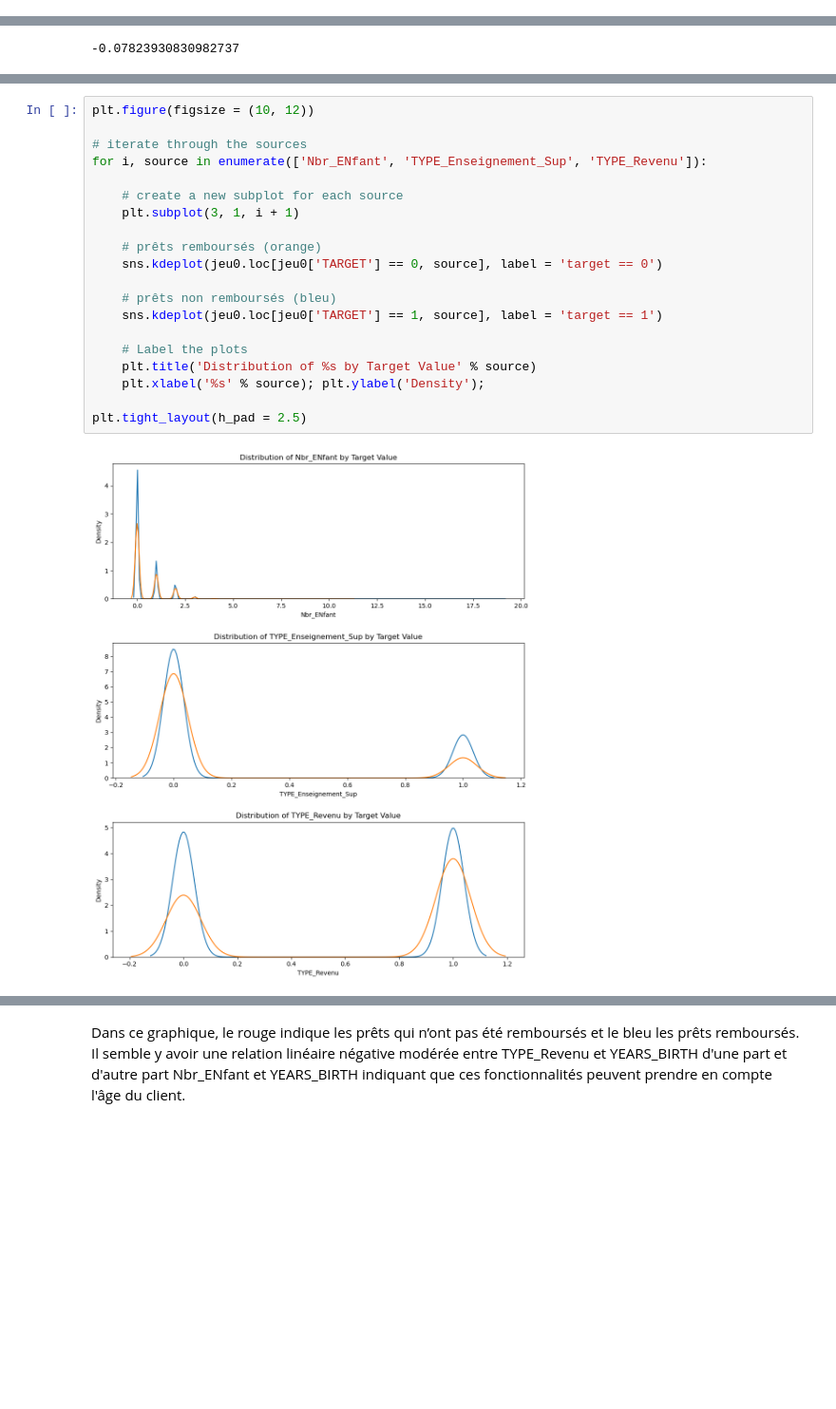
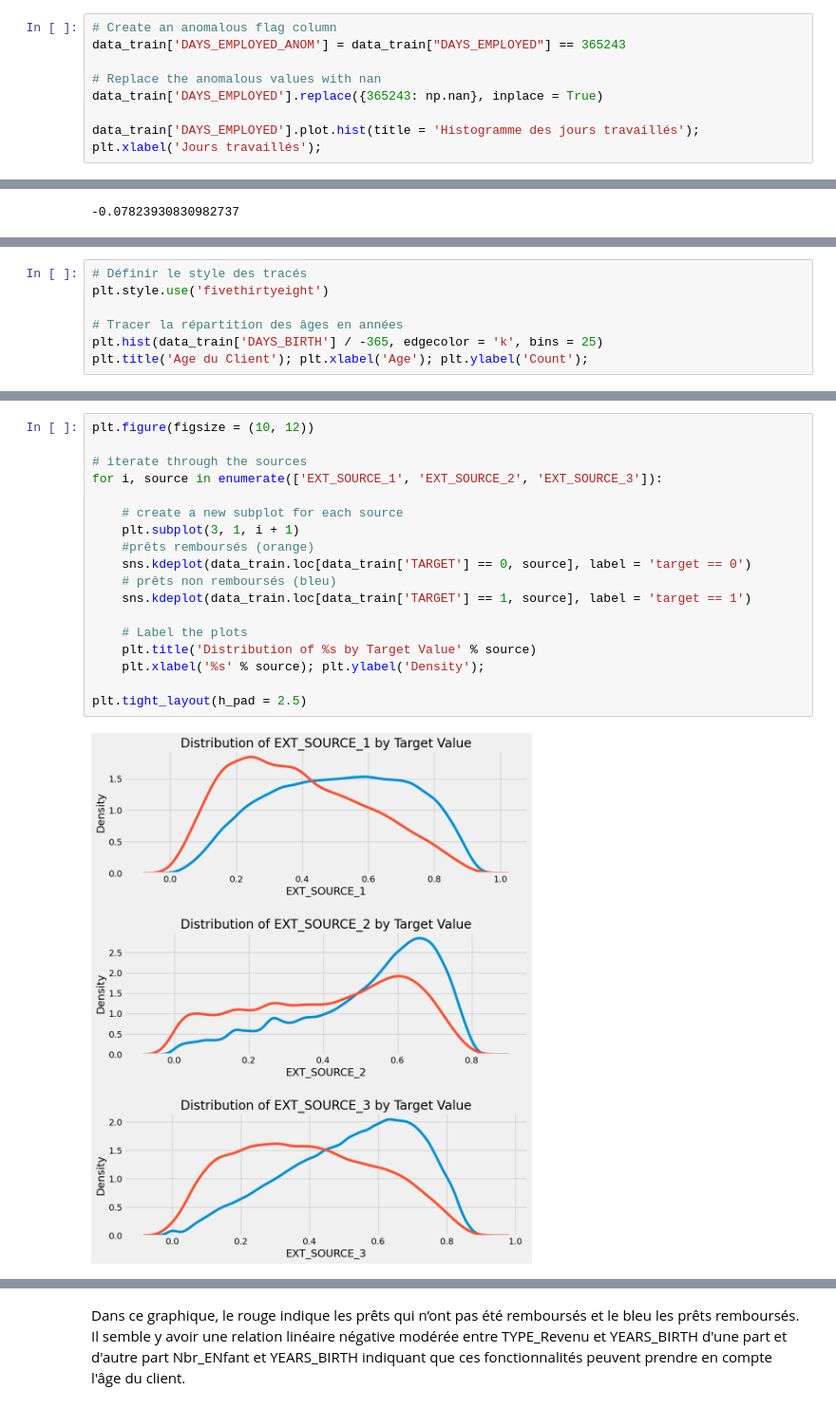
Before and after one commit to benji1437/OpenclassRoom, a Jupyter notebook: Analyse_exploratoire_feature_enginering.ipynb, the cells around one changed output, grey strips where cells are left out. Shown at 95% size. Drawn from its saved outputs; the diff is of its cells as text; blank space fills up the shorter version.

```diff
--- a/Analyse_exploratoire_feature_enginering.ipynb
+++ b/Analyse_exploratoire_feature_enginering.ipynb
@@ -164,0 +217,9 @@ Les dimensions des features testing  (48744, 239)
+# %%
+# Create an anomalous flag column
+data_train['DAYS_EMPLOYED_ANOM'] = data_train["DAYS_EMPLOYED"] == 365243
+
+# Replace the anomalous values with nan
+data_train['DAYS_EMPLOYED'].replace({365243: np.nan}, inplace = True)
+
+data_train['DAYS_EMPLOYED'].plot.hist(title = 'Histogramme des jours travaillés');
+plt.xlabel('Jours travaillés');
@@ -194,0 +291,7 @@ data_train['DAYS_BIRTH'].corr(data_train['TARGET'])
+# %%
+# Définir le style des tracés
+plt.style.use('fivethirtyeight')
+
+# Tracer la répartition des âges en années
+plt.hist(data_train['DAYS_BIRTH'] / -365, edgecolor = 'k', bins = 25)
+plt.title('Age du Client'); plt.xlabel('Age'); plt.ylabel('Count');
@@ -216,22 +397,20 @@ plt.title('Correlation Heatmap');
 # %%
 plt.figure(figsize = (10, 12))
 
 # iterate through the sources
-for i, source in enumerate(['Nbr_ENfant', 'TYPE_Enseignement_Sup', 'TYPE_Revenu']):
+for i, source in enumerate(['EXT_SOURCE_1', 'EXT_SOURCE_2', 'EXT_SOURCE_3']):
 
     # create a new subplot for each source
     plt.subplot(3, 1, i + 1)
-
-    # prêts remboursés (orange)
-    sns.kdeplot(jeu0.loc[jeu0['TARGET'] == 0, source], label = 'target == 0')
-
+    #prêts remboursés (orange)
+    sns.kdeplot(data_train.loc[data_train['TARGET'] == 0, source], label = 'target == 0')
     # prêts non remboursés (bleu)
-    sns.kdeplot(jeu0.loc[jeu0['TARGET'] == 1, source], label = 'target == 1')
+    sns.kdeplot(data_train.loc[data_train['TARGET'] == 1, source], label = 'target == 1')
 
     # Label the plots
     plt.title('Distribution of %s by Target Value' % source)
     plt.xlabel('%s' % source); plt.ylabel('Density');
 
 plt.tight_layout(h_pad = 2.5)
 # %% [output]
-[figure, old version]
+[figure, new version]
```
Also changed, not shown: parts of 62 cells of this notebook.
